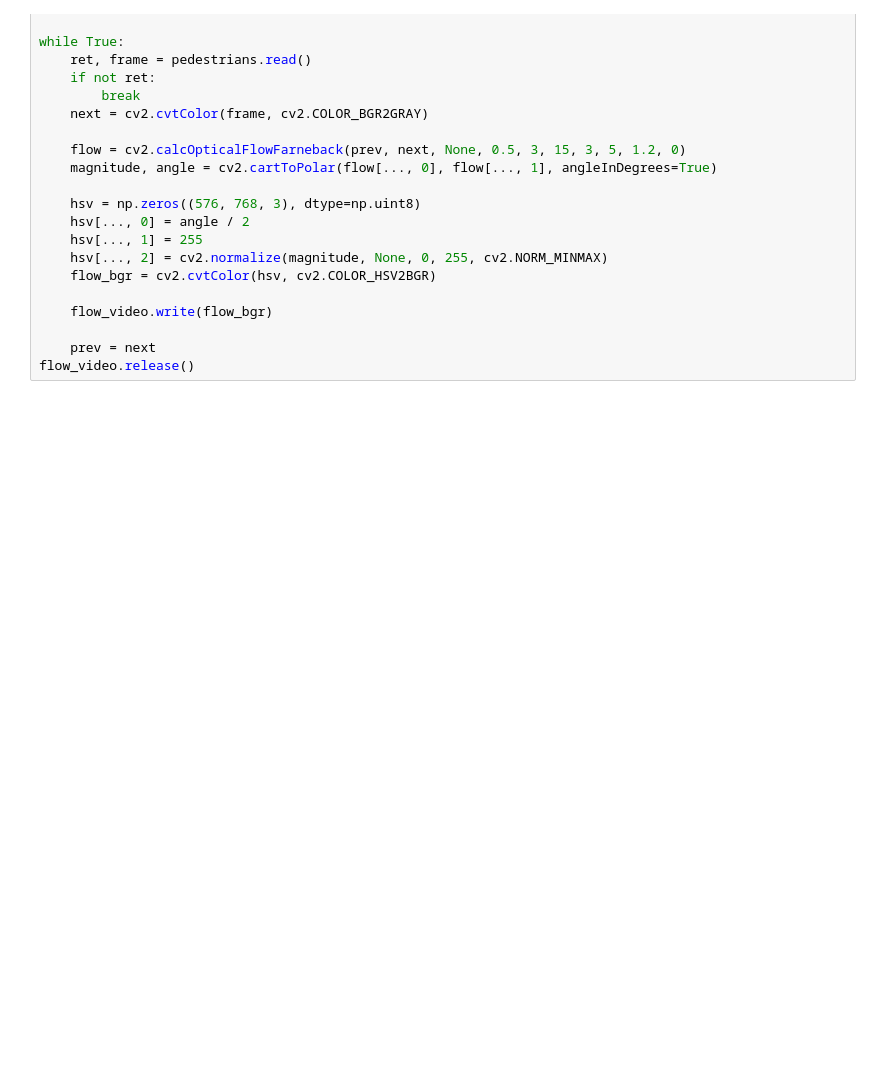
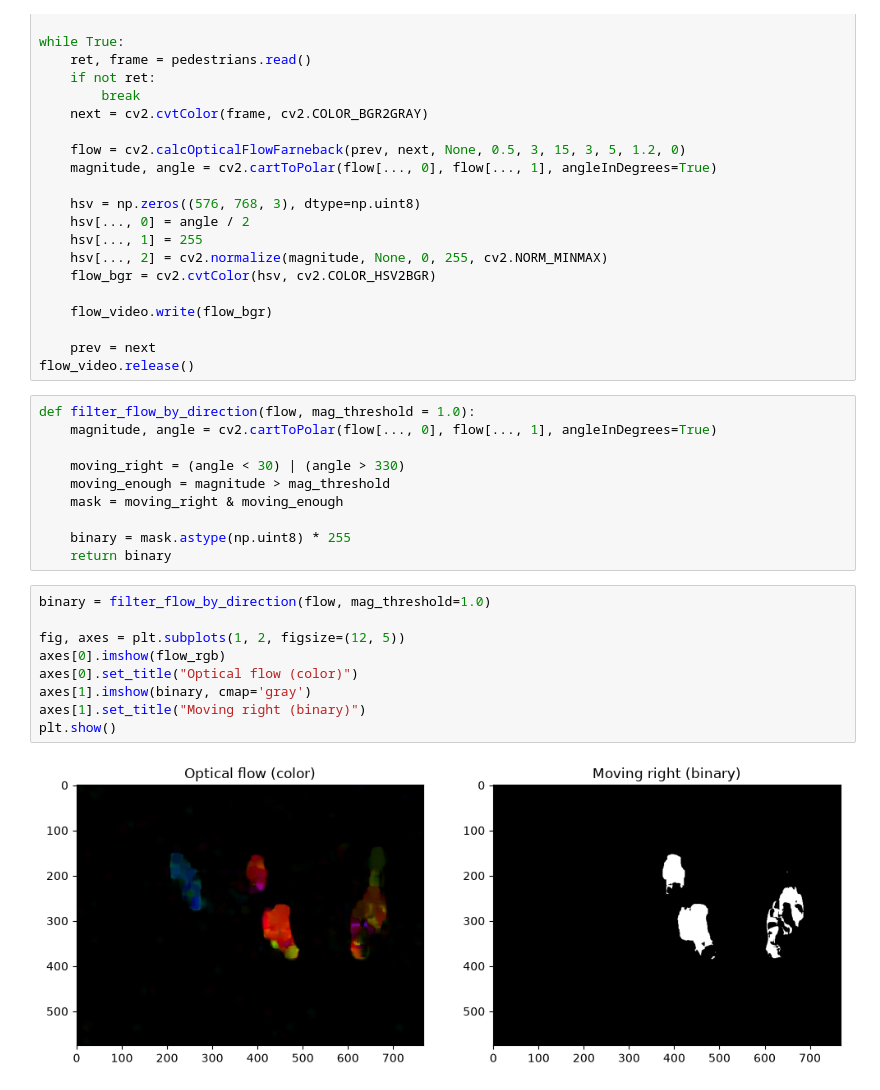
Before and after one commit to nick221619/assignment-3-nikolas, a Jupyter notebook: part_2.ipynb, the cells around one changed output. Cells and saved outputs as stored; diff of their text form; blank space fills up the shorter version.

Commit message:
Add direction filter and test it on one frame pair

```diff
--- a/part_2.ipynb
+++ b/part_2.ipynb
@@ -74,3 +74,24 @@ while True:
 
     prev = next
 flow_video.release()
+# %%
+def filter_flow_by_direction(flow, mag_threshold = 1.0):
+    magnitude, angle = cv2.cartToPolar(flow[..., 0], flow[..., 1], angleInDegrees=True)
+
+    moving_right = (angle < 30) | (angle > 330)
+    moving_enough = magnitude > mag_threshold
+    mask = moving_right & moving_enough
+
+    binary = mask.astype(np.uint8) * 255
+    return binary
+# %%
+binary = filter_flow_by_direction(flow, mag_threshold=1.0)
+
+fig, axes = plt.subplots(1, 2, figsize=(12, 5))
+axes[0].imshow(flow_rgb)
+axes[0].set_title("Optical flow (color)")
+axes[1].imshow(binary, cmap='gray')
+axes[1].set_title("Moving right (binary)")
+plt.show()
+# %% [output]
+[figure, added]
```
